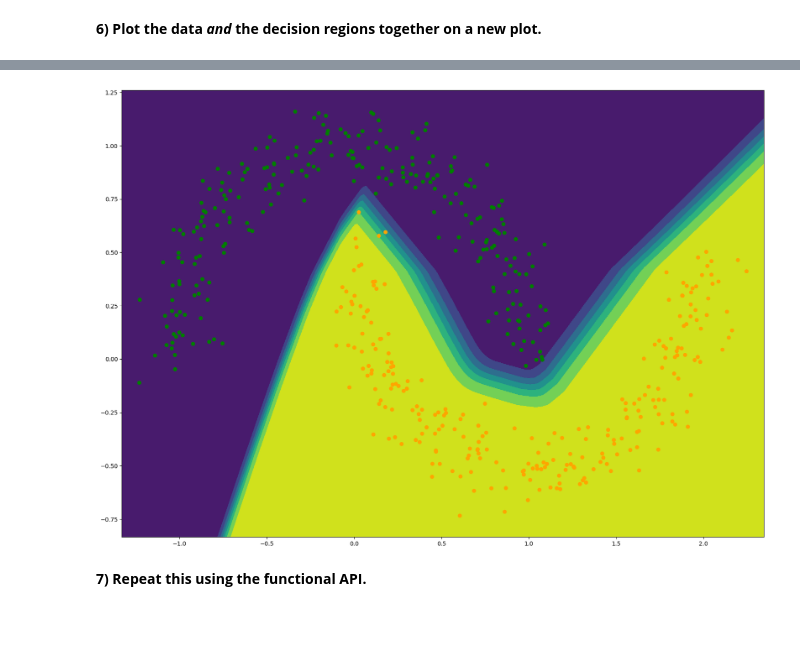
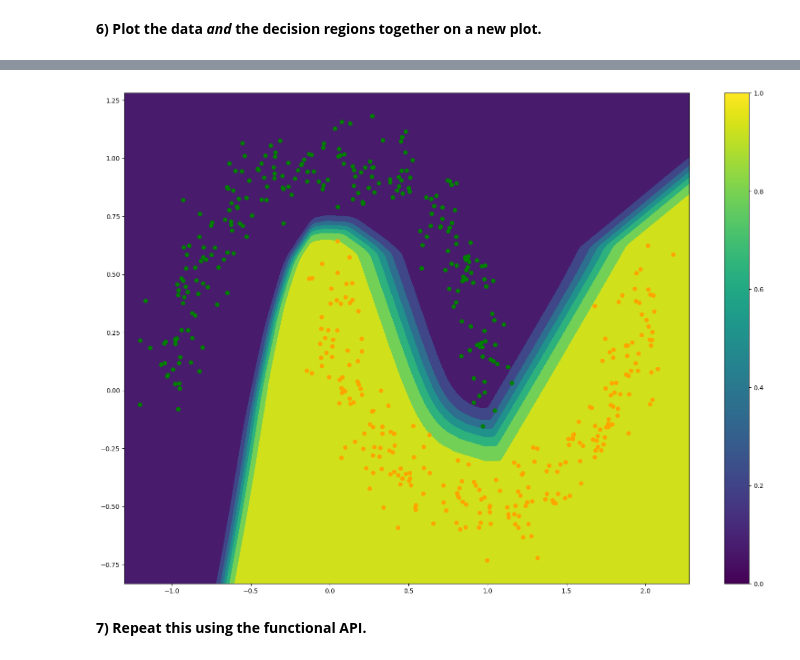
Before and after one commit to SherwynBraganza31/csc592_datasci_intro, a Jupyter notebook: lab4/assignment4.ipynb, the cells around one changed output, grey strips where cells are left out. Cells and saved outputs as stored; diff of their text form; code cells hidden in the pictures; blank space fills up the shorter version.

Commit message:
Added colorbar and fixed the dataset seed

```diff
--- a/lab4/assignment4.ipynb
+++ b/lab4/assignment4.ipynb
@@ -127,7 +132,7 @@ plt.contourf(xx, yy, zz, levels=8)
 # predictions_sequential = np.round(model_sequential.predict(x_val))
 xx, yy= np.meshgrid(features[:,0], features[:,1], sparse=True)
 plt.scatter(xx, yy, c=addColor( model_sequential.predict(features) ) )
-
+plt.colorbar()
 
 plt.show()
 # %% [output]
@@ -134,4 +141,4 @@ plt.show()
-[figure, old version]
+[figure, new version]
 # %% [markdown]
 **7) Repeat this using the functional API.**
 # %%
```
Also changed, not shown: parts of 7 cells of this notebook.
